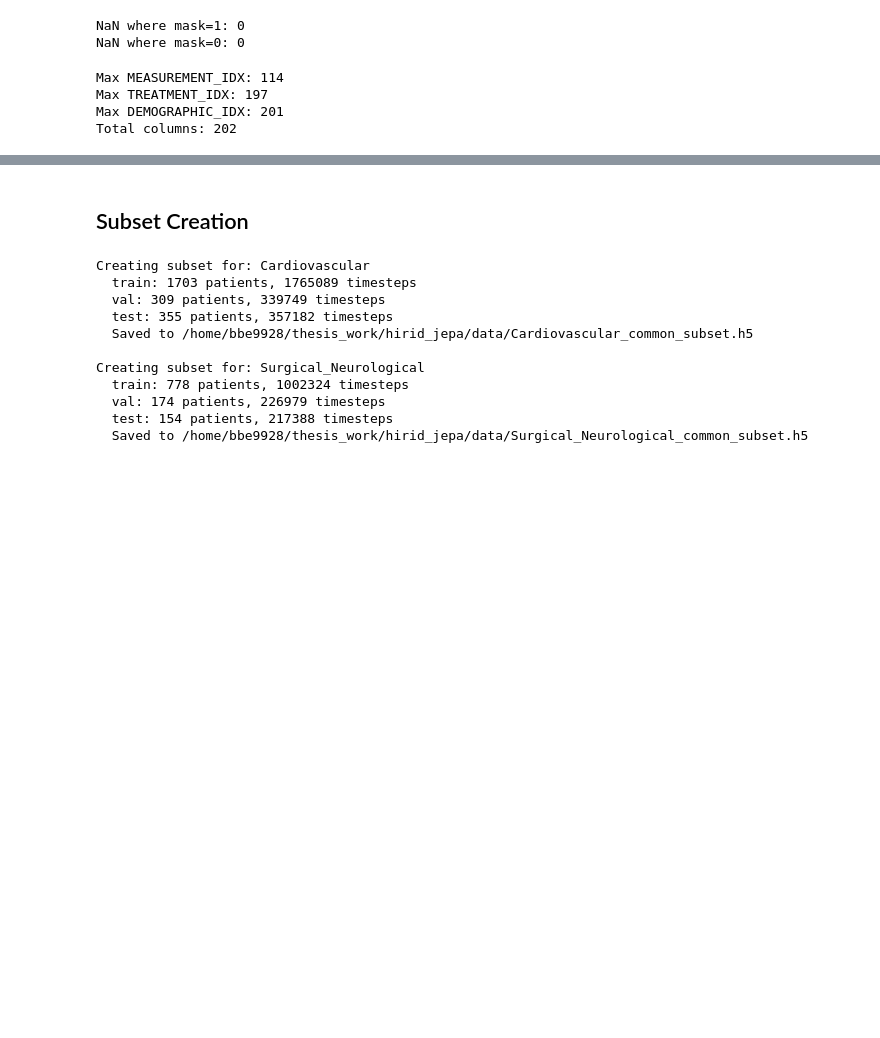
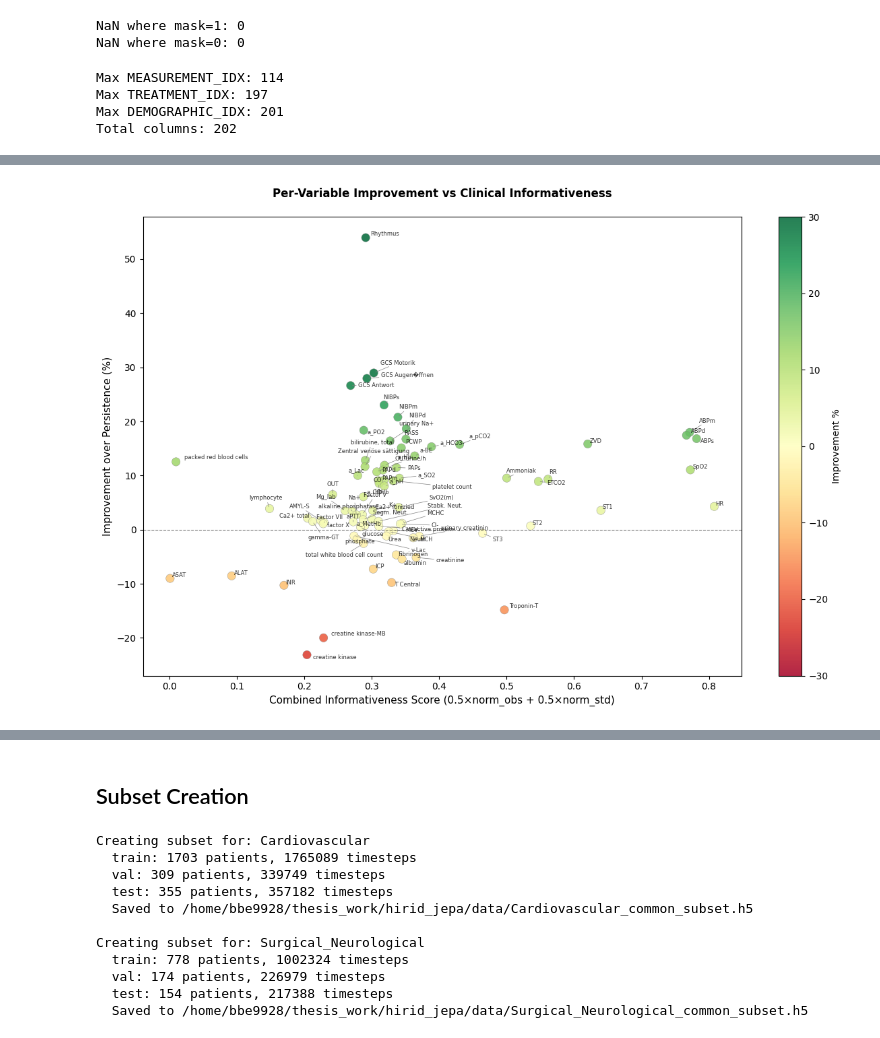
Before and after one commit to david-ege/Exploring-World-Models-for-Virtual-Patient-Simulation-in-Critical-Care, a Jupyter notebook: common_stage_exploration.ipynb, the cells around one changed output, grey strips where cells are left out. Drawn from its saved outputs; the diff is of its cells as text; code cells hidden in the pictures; blank space fills up the shorter version.

```diff
--- a/common_stage_exploration.ipynb
+++ b/common_stage_exploration.ipynb
@@ -477,0 +702,39 @@ Total columns: 202
+# %%
+# Standalone combined score plot
+fig, ax = plt.subplots(figsize=(12, 8))
+
+# Use sum instead of product — gives credit for being good on either dimension
+norm_obs = (obs - obs.min()) / (obs.max() - obs.min() + 1e-8)
+norm_std = (std - std.min()) / (std.max() - std.min() + 1e-8)
+combined = 0.5 * norm_obs + 0.5 * norm_std  # sum spreads values out
+df['combined_score'] = combined
+
+sc = ax.scatter(combined, df['improvement_pct'],
+                c=df['improvement_pct'], cmap='RdYlGn',
+                vmin=-30, vmax=30, s=80, alpha=0.85, edgecolors='grey', linewidths=0.3)
+
+ax.axhline(0, color='black', linewidth=0.8, linestyle='--', alpha=0.5)
+ax.set_xlabel('Combined Informativeness Score (0.5×norm_obs + 0.5×norm_std)', fontsize=11)
+ax.set_ylabel('Improvement over Persistence (%)', fontsize=11)
+ax.set_title('Per-Variable Improvement vs Clinical Informativeness\n',
+             fontsize=12, fontweight='bold')
+plt.colorbar(sc, ax=ax, label='Improvement %')
+
+# Label ALL variables with small font, with smart positioning to reduce overlap
+from adjustText import adjust_text
+texts = []
+for _, row in df.iterrows():
+    texts.append(ax.text(row['combined_score'], row['improvement_pct'],
+                         row['name'], fontsize=6, alpha=0.8))
+
+try:
+    adjust_text(texts, ax=ax, arrowprops=dict(arrowstyle='-', color='grey', lw=0.5))
+except ImportError:
+    pass  # adjustText not installed, labels may overlap
+
+plt.tight_layout()
+plt.savefig('/home/bbe9928/thesis_work/hirid_jepa/results/combined_score_scatter.png',
+            dpi=150, bbox_inches='tight')
+plt.show()
+# %% [output]
+[figure, added]
```
Also changed, not shown: parts of 29 cells of this notebook, 33 other files.
